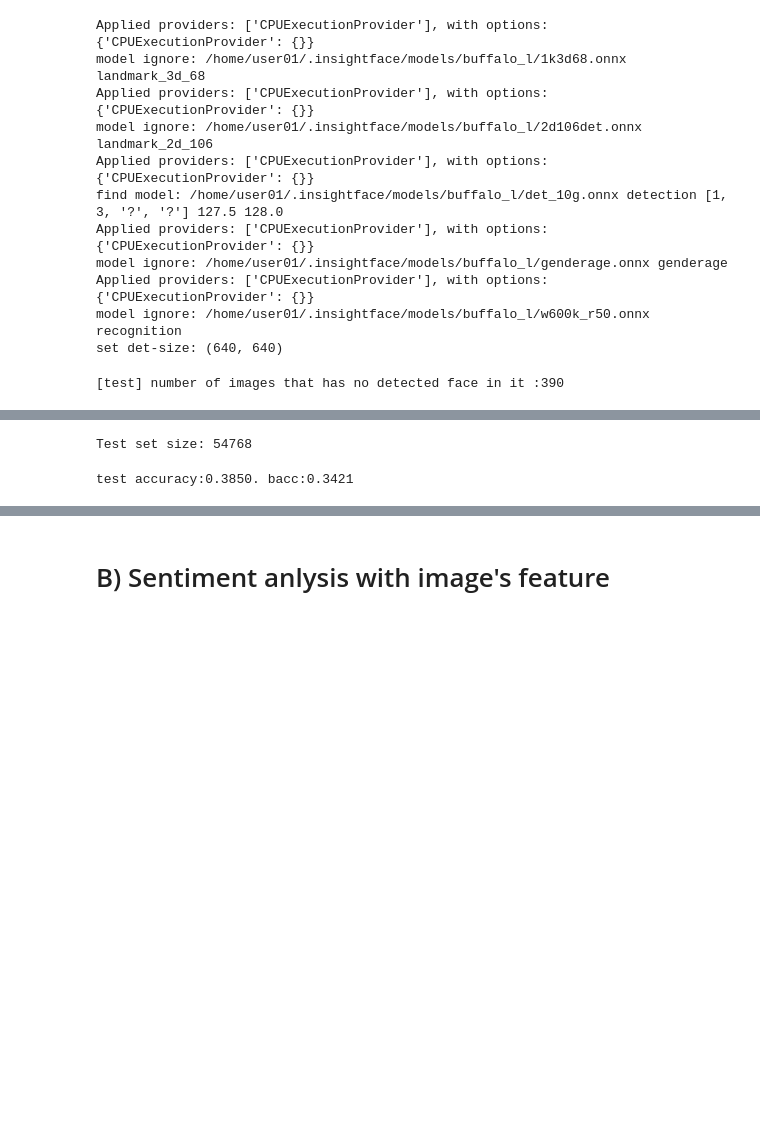
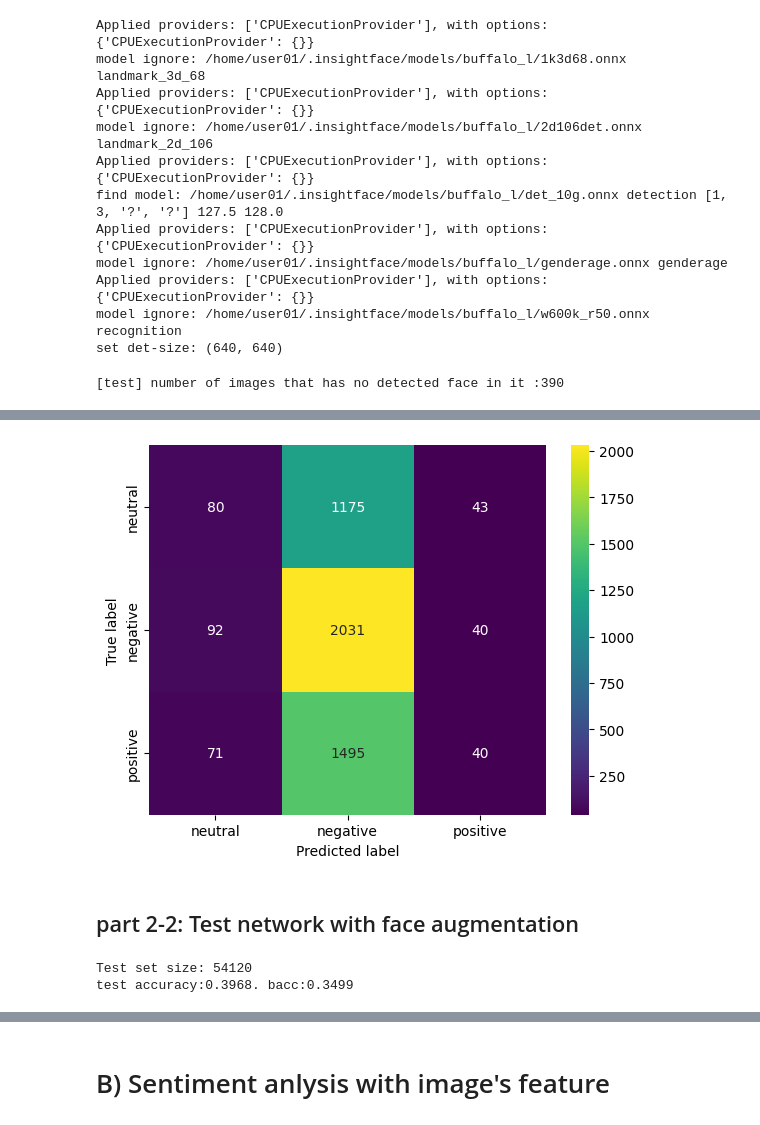
Before and after one commit to abolfazlyarian/deepLearningProject, a Jupyter notebook: phase1.ipynb, the cells around one changed output, grey strips where cells are left out. Saved outputs shown, nothing was run; the diff lists cells and outputs as text; code cells hidden in the pictures; blank space fills up the shorter version.

```diff
--- a/phase1.ipynb
+++ b/phase1.ipynb
@@ -172,6 +219,6 @@ best_acc:0.3597
 # %%
-ModelPip.test(batch_size=128, workers=2, num_head=4, Facedataset_path='.',\
-              DAN_path=os.path.join(root_dir,"checkpoints","faceDAN.pth"),\
-                mixFace_path=os.path.join(root_dir,"checkpoints","facePipModel.pth"))
+y_true, y_pred = ModelPip.test(batch_size=128, workers=2, num_head=4, Facedataset_path='.',\
+                                DAN_path=os.path.join(root_dir,"checkpoints","faceDAN.pth"),\
+                                mixFace_path=os.path.join(root_dir,"checkpoints","facePipModel.pth"))
 # %% [output]
 Test set size: 5067
@@ -182,6 +239,22 @@ best_acc:0.3983
+# %%
+cf_matrix = confusion_matrix(y_true=y_true, y_pred=y_pred)
+
+sb.heatmap(cf_matrix,
+           annot=True,
+           fmt='d',
+           cmap='viridis',
+           xticklabels=['neutral','negative','positive'],
+           yticklabels=['neutral','negative','positive'])
+plt.xlabel('Predicted label')
+plt.ylabel('True label')
+plt.show()
+# %% [output]
+[figure, added]
+# %% [markdown]
+## part 2-2: Test network with face augmentation
 # %%
-faceSentiment.test(batch_size=128, workers=2, num_head=4, augmentation=['diffeo', 'color', 'filt'],\
-                   model_path=os.path.join(root_dir,"checkpoints","faceDAN.pth"), Facedataset_path='.')
+y_true, y_pred = faceSentiment.test(batch_size=128, workers=2, num_head=4, augmentation=['diffeo', 'color', 'filt'],\
+                                    model_path=os.path.join(root_dir,"checkpoints","faceDAN.pth"), Facedataset_path='.')
 # %% [output]
-Test set size: 54768
+Test set size: 54120
+test accuracy:0.3968. bacc:0.3499
-test accuracy:0.3850. bacc:0.3421
```
Also changed, not shown: parts of 47 cells of this notebook, 16 other files.
